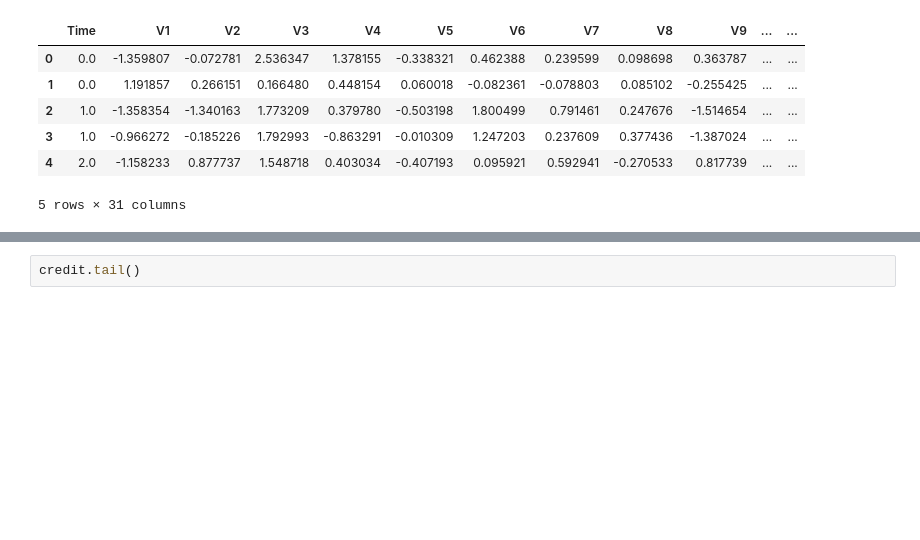
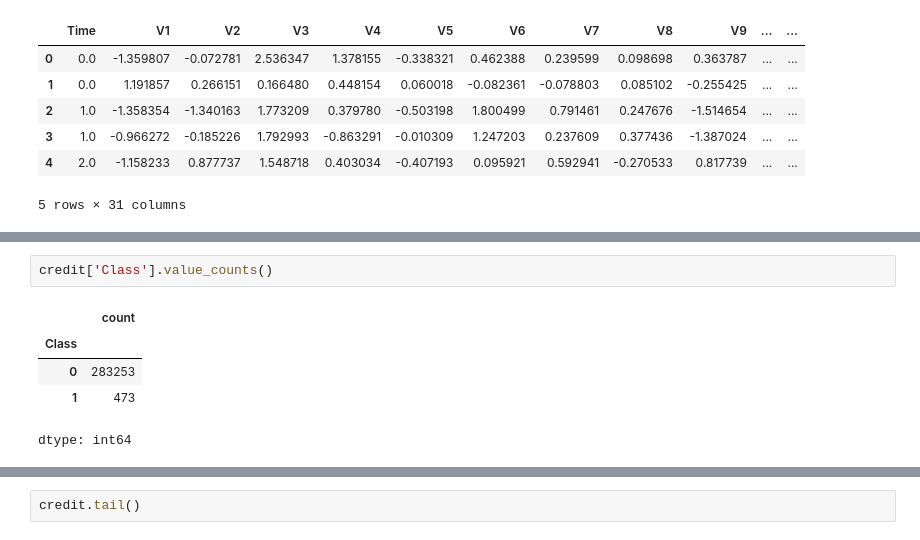
Before and after one commit to Raghadisam2006/credit-card-fraud-detection, a Jupyter notebook: CreditCardFraud.ipynb, the cells around one changed output, grey strips where cells are left out. Drawn from its saved outputs; the diff is of its cells as text; blank space fills up the shorter version.

```diff
--- a/CreditCardFraud.ipynb
+++ b/CreditCardFraud.ipynb
@@ -20,0 +89,8 @@ Saving creditcard.csv to creditcard.csv
+# %%
+credit['Class'].value_counts()
+# %% [output]
+|  | count |
+| Class |  |
+| 0 | 283253 |
+| 1 | 473 |
+dtype: int64
```
Also changed, not shown: parts of 7 cells of this notebook.
